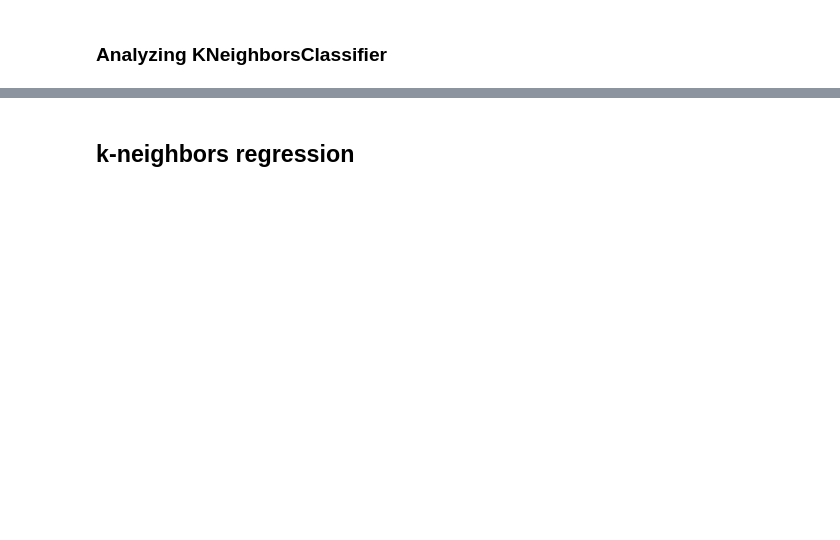
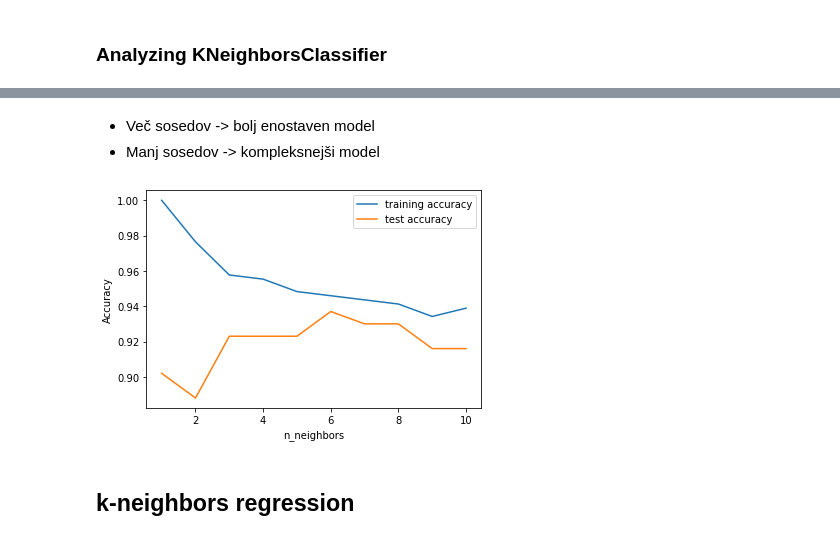
Before and after one commit to icta-tecaji/python-machine-learning-public, a Jupyter notebook: 02_Nadzorovano_ucenje/02_k-Nearest_Neighbors_CLEAN.ipynb, the cells around one changed output, grey strips where cells are left out. Saved outputs shown, nothing was run; the diff lists cells and outputs as text; code cells hidden in the pictures; blank space fills up the shorter version.

```diff
--- a/02_Nadzorovano_ucenje/02_k-Nearest_Neighbors_CLEAN.ipynb
+++ b/02_Nadzorovano_ucenje/02_k-Nearest_Neighbors_CLEAN.ipynb
@@ -24,0 +47,6 @@ X_train, X_test, y_train, y_test = train_test_split(X, y, random_state=0)
+# %%
+from sklearn.neighbors import KNeighborsClassifier
+
+clf = KNeighborsClassifier(n_neighbors=3)
+# %%
+clf.fit(X_train, y_train)
@@ -42,27 +82,35 @@ for n_neighbors, ax in zip([1, 3, 9], axes):
+# %% [markdown]
+- Več sosedov -> bolj enostaven model
+- Manj sosedov -> kompleksnejši model
 # %%
 from sklearn.datasets import load_breast_cancer
 
 cancer = load_breast_cancer()
 
 X_train, X_test, y_train, y_test = train_test_split(cancer.data, cancer.target, stratify=cancer.target, random_state=66)
+
 training_accuracy = []
 test_accuracy = []
 
 # try n_neighbors from 1 to 10
 neighbors_settings = range(1, 11)
 
 
-
-
-
+for n_neighbor in neighbors_settings:
+    clf = KNeighborsClassifier(n_neighbors=n_neighbor)
+    clf.fit(X_train, y_train)
+    training_accuracy.append(clf.score(X_train, y_train))
+    test_accuracy.append(clf.score(X_test, y_test))
 
 
 plt.plot(neighbors_settings, training_accuracy, label="training accuracy")
 plt.plot(neighbors_settings, test_accuracy, label="test accuracy")
 plt.ylabel("Accuracy")
 plt.xlabel("n_neighbors")
 plt.legend()
 plt.show()
+# %% [output]
+[figure, added]
 # %% [markdown]
 ## k-neighbors regression
 # %%
```
Also changed, not shown: parts of 26 cells of this notebook, 3 other files.
